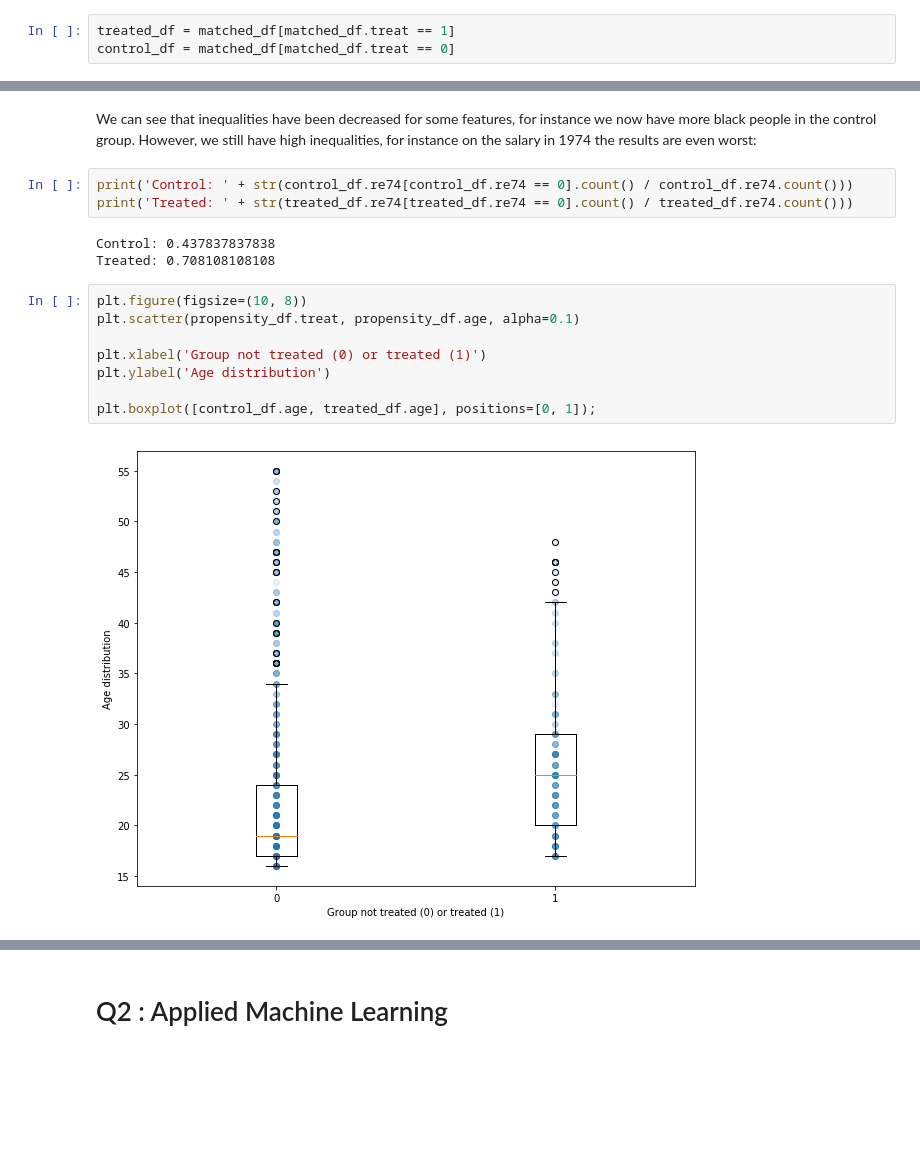
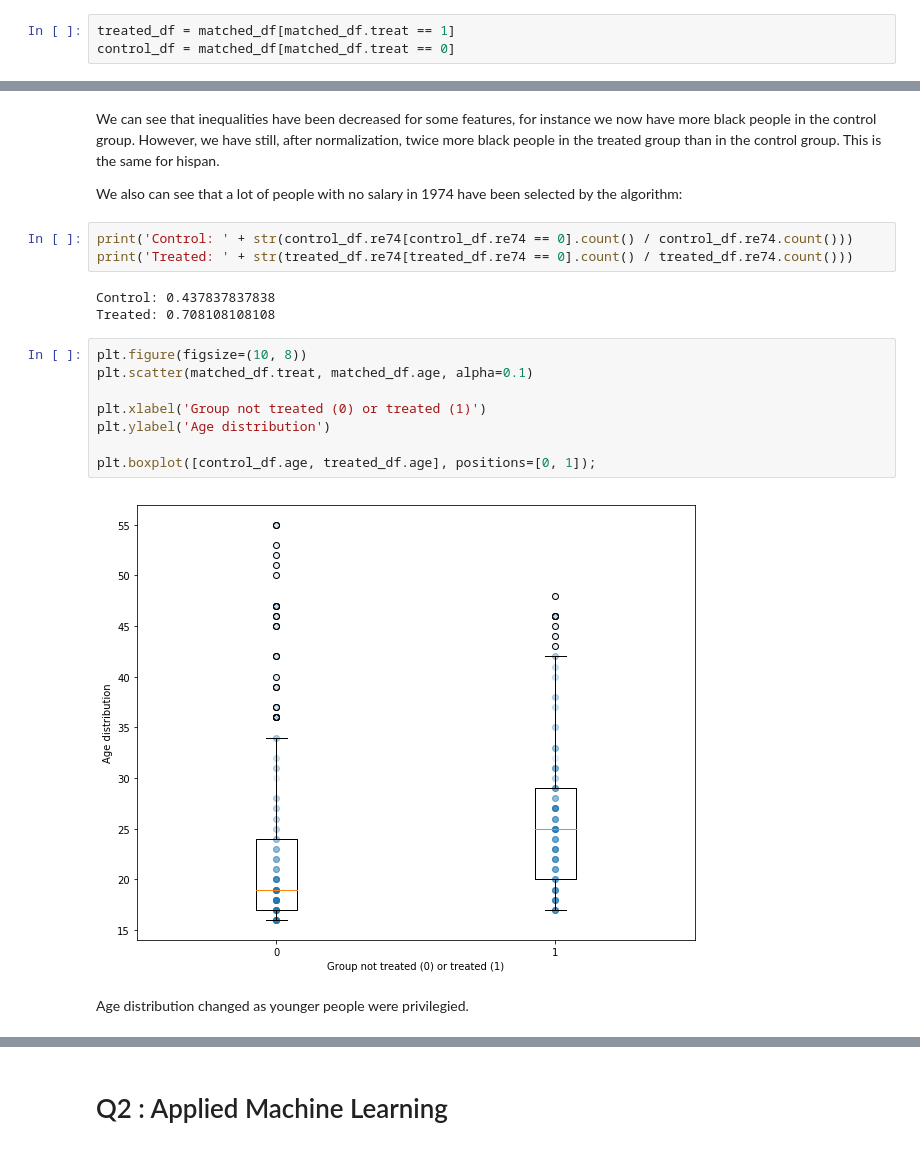
Before and after one commit to Coac/epfl-ada, a Jupyter notebook: 04 - Applied ML/Homework 4.ipynb, the cells around one changed output, grey strips where cells are left out. Drawn from its saved outputs; the diff is of its cells as text; blank space fills up the shorter version.

```diff
--- a/04 - Applied ML/Homework 4.ipynb
+++ b/04 - Applied ML/Homework 4.ipynb
@@ -334,7 +334,9 @@ control_df.describe()
 | 75% | 0.0 | 24.000000 | 12.000000 | 1.00000 | 0.000000 | 0.000000 | 1.000000 | 2217.890000 | 1976.516000 | 8957.978000 | ... |
 | max | 0.0 | 55.000000 | 17.000000 | 1.00000 | 1.000000 | 1.000000 | 1.000000 | 21918.320000 | 13776.530000 | 25564.670000 | ... |
 # %% [markdown]
-We can see that inequalities have been decreased for some features, for instance we now have more black people in the control group. However, we still have high inequalities, for instance on the salary in 1974 the results are even worst:
+We can see that inequalities have been decreased for some features, for instance we now have more black people in the control group. However, we have still, after normalization, twice more black people in the treated group than in the control group. This is the same for hispan.
+
+We also can see that a lot of people with no salary in 1974 have been selected by the algorithm:
 # %%
 print('Control: ' + str(control_df.re74[control_df.re74 == 0].count() / control_df.re74.count()))
 print('Treated: ' + str(treated_df.re74[treated_df.re74 == 0].count() / treated_df.re74.count()))
@@ -343,13 +345,15 @@ Control: 0.437837837838
 Treated: 0.708108108108
 # %%
 plt.figure(figsize=(10, 8))
-plt.scatter(propensity_df.treat, propensity_df.age, alpha=0.1)
+plt.scatter(matched_df.treat, matched_df.age, alpha=0.1)
 
 plt.xlabel('Group not treated (0) or treated (1)')
 plt.ylabel('Age distribution')
 
 plt.boxplot([control_df.age, treated_df.age], positions=[0, 1]);
 # %% [output]
-[figure, old version]
+[figure, new version]
+# %% [markdown]
+Age distribution changed as younger people were privilegied.
 # %%
 plt.figure(figsize=(10, 8))
```
Also changed, not shown: parts of 14 cells of this notebook.
